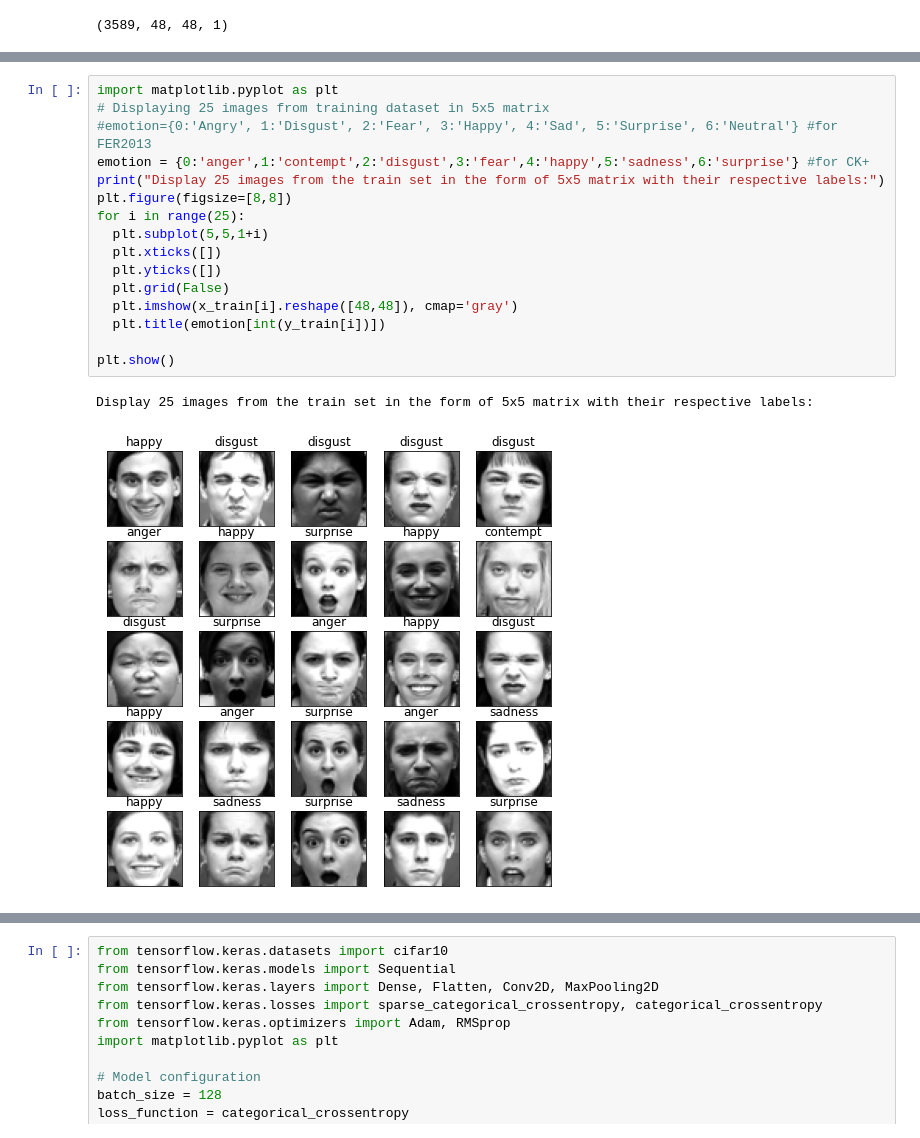
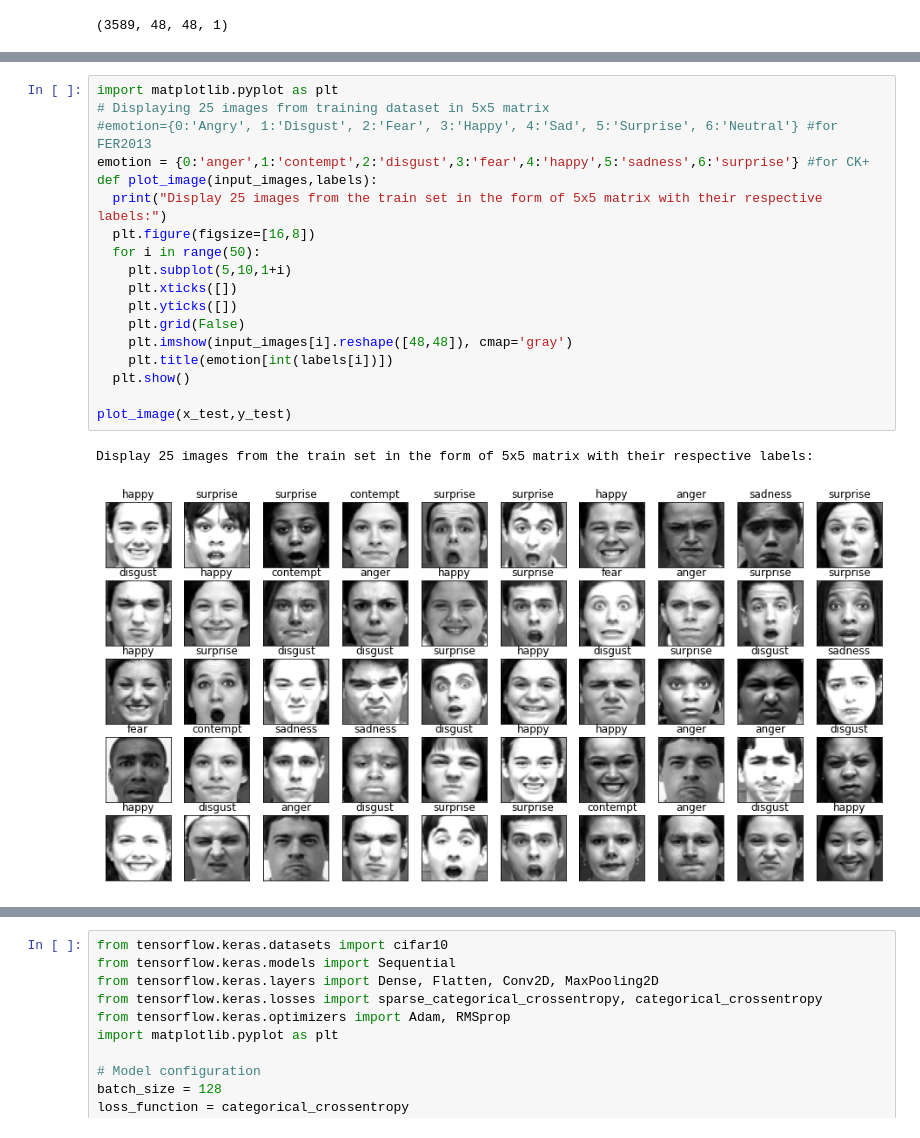
Before and after one commit to Tithra/Computer-Vision-DNN, a Jupyter notebook: FaceRecognition.v2.ipynb, the cells around one changed output, grey strips where cells are left out. Drawn from its saved outputs; the diff is of its cells as text.

```diff
--- a/FaceRecognition.v2.ipynb
+++ b/FaceRecognition.v2.ipynb
@@ -210,19 +213,21 @@ x_train.shape, x_test.shape, x_val.shape
 # %%
 import matplotlib.pyplot as plt
 # Displaying 25 images from training dataset in 5x5 matrix
 #emotion={0:'Angry', 1:'Disgust', 2:'Fear', 3:'Happy', 4:'Sad', 5:'Surprise', 6:'Neutral'} #for FER2013
 emotion = {0:'anger',1:'contempt',2:'disgust',3:'fear',4:'happy',5:'sadness',6:'surprise'} #for CK+
-print("Display 25 images from the train set in the form of 5x5 matrix with their respective labels:")
-plt.figure(figsize=[8,8])
-for i in range(25):
-  plt.subplot(5,5,1+i)
-  plt.xticks([])
-  plt.yticks([])
-  plt.grid(False)
-  plt.imshow(x_train[i].reshape([48,48]), cmap='gray')
-  plt.title(emotion[int(y_train[i])])
+def plot_image(input_images,labels):
+  print("Display 25 images from the train set in the form of 5x5 matrix with their respective labels:")
+  plt.figure(figsize=[16,8])
+  for i in range(50):
+    plt.subplot(5,10,1+i)
+    plt.xticks([])
+    plt.yticks([])
+    plt.grid(False)
+    plt.imshow(input_images[i].reshape([48,48]), cmap='gray')
+    plt.title(emotion[int(labels[i])])
+  plt.show()
 
-plt.show()
+plot_image(x_test,y_test)
 # %% [output]
 Display 25 images from the train set in the form of 5x5 matrix with their respective labels:
-[figure, old version]
+[figure, new version]
```
Also changed, not shown: parts of 6 cells of this notebook.
